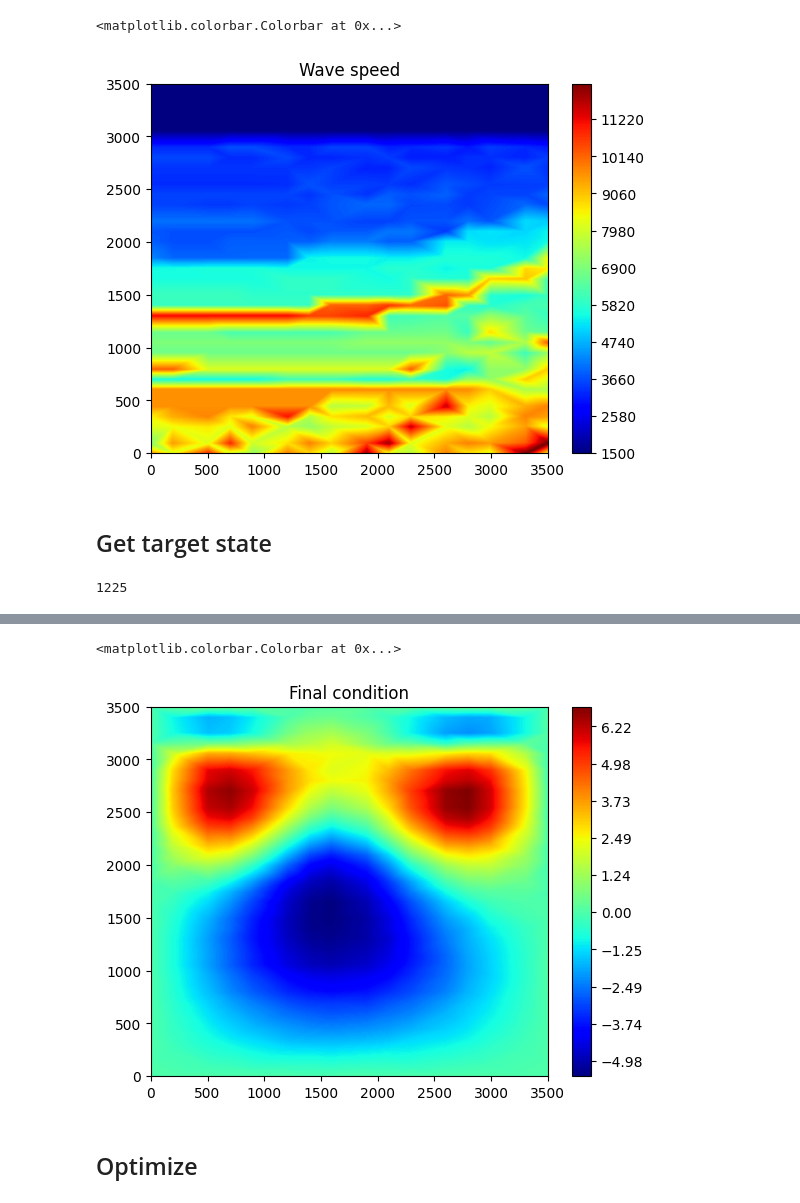
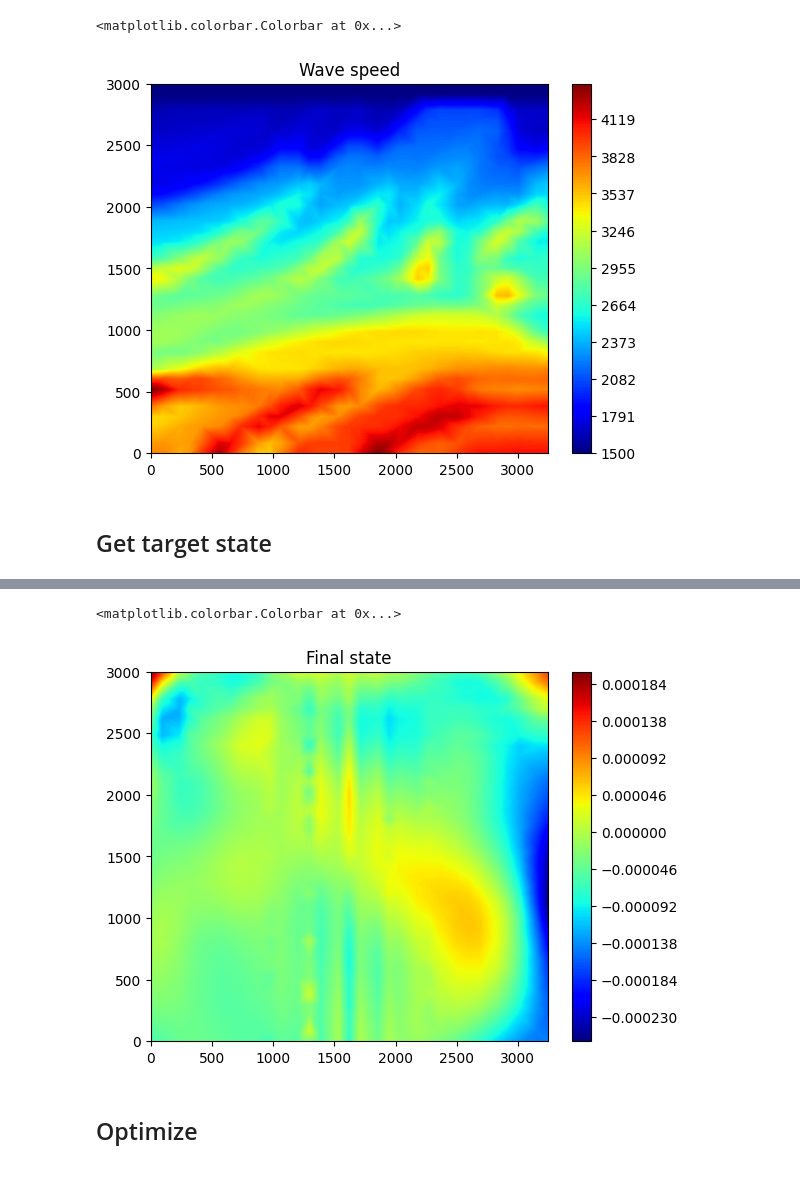
Before and after one commit to kieranricardo/ader-dg-transport, a Jupyter notebook: notebooks/dg_adjoint-receivers.ipynb, the cells around one changed output, grey strips where cells are left out. Drawn from its saved outputs; the diff is of its cells as text; code cells hidden in the pictures.

```diff
--- a/notebooks/dg_adjoint-receivers.ipynb
+++ b/notebooks/dg_adjoint-receivers.ipynb
@@ -29,10 +31,12 @@ data = np.load('marmousi_Ip_model.npy')
 # %%
-marmousi = data[0, 3_500:3_500+(data.shape[2] - 1)*1 + 1].transpose()
+# data = np.load('marmousi_Ip_model.npy')
 
-xs_ = np.arange(marmousi.shape[1]) * 1.25
-ys_ = np.arange(marmousi.shape[0]) * 1.25
+# marmousi = data[0, 3_500:3_500+(data.shape[2] - 1)*1 + 1].transpose()
 
-interp = RegularGridInterpolator((ys_, xs_), marmousi, method='nearest')
+# xs_ = np.arange(marmousi.shape[1]) * 1.25
+# ys_ = np.arange(marmousi.shape[0]) * 1.25
+
+# interp = RegularGridInterpolator((ys_, xs_), marmousi, method='nearest')
 # %%
 plt.imshow(marmousi, cmap='jet')
 plt.colorbar()
@@ -42,8 +46,8 @@ plt.colorbar()
 # %%
-# idx = np.where(marmousi[:, 0] > marmousi.min())[0][0]
-# semi_smooth_marmousi = np.copy(marmousi)
-# semi_smooth_marmousi[idx:] = scipy.ndimage.gaussian_filter(marmousi[idx:], sigma=3)
+idx = np.where(marmousi[:, 0] > marmousi.min())[0][0]
+semi_smooth_marmousi = np.copy(marmousi)
+semi_smooth_marmousi[idx:] = scipy.ndimage.gaussian_filter(marmousi[idx:], sigma=10)
 
-# semi_smooth_interp = RegularGridInterpolator((ys_, xs_), semi_smooth_marmousi, method='nearest')
-# plt.imshow(semi_smooth_marmousi, cmap='jet')
-# plt.colorbar()
+semi_smooth_interp = RegularGridInterpolator((ys_, xs_), semi_smooth_marmousi, method='nearest')
+plt.imshow(semi_smooth_marmousi, cmap='jet')
+plt.colorbar()
@@ -80,7 +80,7 @@ ylim = ys_.max()
 
 ny = 10
 # nx = 1 * ny
-nx = 5
+nx = 10
 c = marmousi.max()
 
 poly_order = 3
@@ -145,7 +145,9 @@ xs = forward_solver.xs
 ys = forward_solver.ys
 
 pts = np.vstack([ylim - ys.ravel(), xs.ravel()]).transpose()
-c_exact = interp(pts).reshape(forward_solver.c.shape)
+# c_exact = interp(pts).reshape(forward_solver.c.shape)
+
+c_exact = semi_smooth_interp(pts).reshape(forward_solver.c.shape)
 
 r2 = (xs - (xlim / 2))**2 + (ys - 0.8 * ylim)**2
 h0 = np.exp(-r2 / 500**2)
@@ -159,13 +161,9 @@ plt.tricontourf(xs.ravel(), ys.ravel(), c_exact.ravel(), levels=1000, cmap='jet'
 plt.colorbar()
 # %% [output]
 <matplotlib.colorbar.Colorbar at 0x...>
-[figure, old version]
+[figure, new version]
 # %% [markdown]
 ## Get target state
-# %%
-nsteps
-# %% [output]
-1225
 # %%
 %%time
 forward_solver.time = 0.0
@@ -190,7 +188,7 @@ for i in range(nsteps):
 
     target_data[i][:] = forward_solver.state[(slice(None),) + forward_solver.ym_ext]
 
-plt.title(f'Final condition')
+plt.title(f'Final state')
 plt.tricontourf(xs.ravel(), ys.ravel(), forward_solver.state[2].ravel(), levels=1000, cmap='jet')
 plt.colorbar()
 # %% [output]
@@ -199,5 +197,5 @@ Wall time: 314 ms
 <matplotlib.colorbar.Colorbar at 0x...>
-[figure, old version]
+[figure, new version]
 # %% [markdown]
 ## Optimize
 # %%
```
Also changed, not shown: parts of 21 cells of this notebook, 3 other files.
